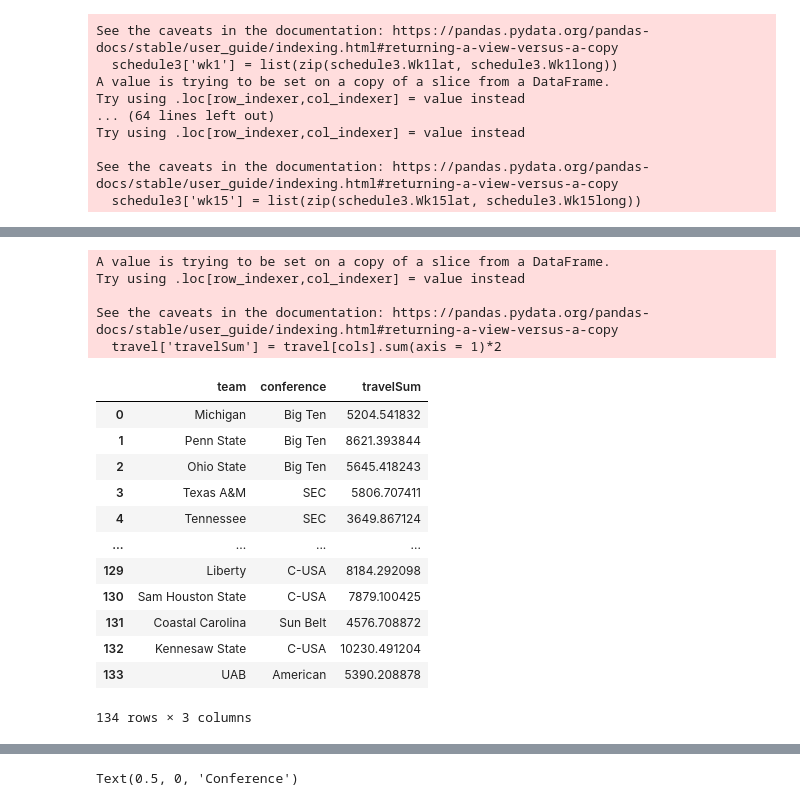
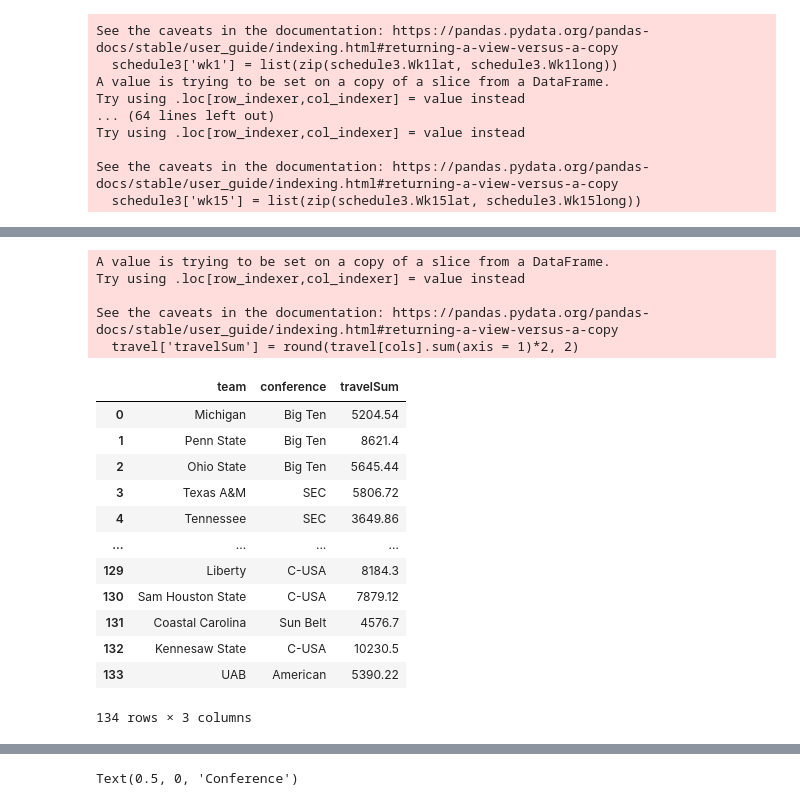
Before and after one commit to kchonko74/NCAAMileageTracker, a Jupyter notebook: NCAA Mileage Tracker.ipynb, the cells around one changed output, grey strips where cells are left out. Saved outputs shown, nothing was run; the diff lists cells and outputs as text; code cells hidden in the pictures.

```diff
--- a/NCAA Mileage Tracker.ipynb
+++ b/NCAA Mileage Tracker.ipynb
@@ -186,20 +186,20 @@ schedule3['wk15travel'] = ''
 
 #Find the distances traveled by each team every week
 for i in range(0, len(schedule3)):
-    schedule3.wk0travel.iloc[i] = (dist(schedule3.iloc[i]['coords'], schedule3.iloc[i]['wk0']).mi)
-    schedule3.wk1travel.iloc[i] = (dist(schedule3.iloc[i]['coords'], schedule3.iloc[i]['wk1']).mi)
-    schedule3.wk2travel.iloc[i] = (dist(schedule3.iloc[i]['coords'], schedule3.iloc[i]['wk2']).mi)
-    schedule3.wk3travel.iloc[i] = (dist(schedule3.iloc[i]['coords'], schedule3.iloc[i]['wk3']).mi)
-    schedule3.wk4travel.iloc[i] = (dist(schedule3.iloc[i]['coords'], schedule3.iloc[i]['wk4']).mi)
-    schedule3.wk5travel.iloc[i] = (dist(schedule3.iloc[i]['coords'], schedule3.iloc[i]['wk5']).mi)
-    schedule3.wk6travel.iloc[i] = (dist(schedule3.iloc[i]['coords'], schedule3.iloc[i]['wk6']).mi)
-    schedule3.wk7travel.iloc[i] = (dist(schedule3.iloc[i]['coords'], schedule3.iloc[i]['wk7']).mi)
-    schedule3.wk8travel.iloc[i] = (dist(schedule3.iloc[i]['coords'], schedule3.iloc[i]['wk8']).mi)
-    schedule3.wk9travel.iloc[i] = (dist(schedule3.iloc[i]['coords'], schedule3.iloc[i]['wk9']).mi)
-    schedule3.wk10travel.iloc[i] = (dist(schedule3.iloc[i]['coords'], schedule3.iloc[i]['wk10']).mi)
-    schedule3.wk11travel.iloc[i] = (dist(schedule3.iloc[i]['coords'], schedule3.iloc[i]['wk11']).mi)
-    schedule3.wk12travel.iloc[i] = (dist(schedule3.iloc[i]['coords'], schedule3.iloc[i]['wk12']).mi)
-    schedule3.wk13travel.iloc[i] = (dist(schedule3.iloc[i]['coords'], schedule3.iloc[i]['wk13']).mi)
-    schedule3.wk14travel.iloc[i] = (dist(schedule3.iloc[i]['coords'], schedule3.iloc[i]['wk14']).mi)
-    schedule3.wk15travel.iloc[i] = (dist(schedule3.iloc[i]['coords'], schedule3.iloc[i]['wk15']).mi)
+    schedule3.wk0travel.iloc[i] = round((dist(schedule3.iloc[i]['coords'], schedule3.iloc[i]['wk0']).mi),2)
+    schedule3.wk1travel.iloc[i] = round((dist(schedule3.iloc[i]['coords'], schedule3.iloc[i]['wk1']).mi),2)
+    schedule3.wk2travel.iloc[i] = round((dist(schedule3.iloc[i]['coords'], schedule3.iloc[i]['wk2']).mi),2)
+    schedule3.wk3travel.iloc[i] = round((dist(schedule3.iloc[i]['coords'], schedule3.iloc[i]['wk3']).mi),2)
+    schedule3.wk4travel.iloc[i] = round((dist(schedule3.iloc[i]['coords'], schedule3.iloc[i]['wk4']).mi),2)
+    schedule3.wk5travel.iloc[i] = round((dist(schedule3.iloc[i]['coords'], schedule3.iloc[i]['wk5']).mi),2)
+    schedule3.wk6travel.iloc[i] = round((dist(schedule3.iloc[i]['coords'], schedule3.iloc[i]['wk6']).mi),2)
+    schedule3.wk7travel.iloc[i] = round((dist(schedule3.iloc[i]['coords'], schedule3.iloc[i]['wk7']).mi),2)
+    schedule3.wk8travel.iloc[i] = round((dist(schedule3.iloc[i]['coords'], schedule3.iloc[i]['wk8']).mi),2)
+    schedule3.wk9travel.iloc[i] = round((dist(schedule3.iloc[i]['coords'], schedule3.iloc[i]['wk9']).mi),2)
+    schedule3.wk10travel.iloc[i] = round((dist(schedule3.iloc[i]['coords'], schedule3.iloc[i]['wk10']).mi),2)
+    schedule3.wk11travel.iloc[i] = round((dist(schedule3.iloc[i]['coords'], schedule3.iloc[i]['wk11']).mi),2)
+    schedule3.wk12travel.iloc[i] = round((dist(schedule3.iloc[i]['coords'], schedule3.iloc[i]['wk12']).mi),2)
+    schedule3.wk13travel.iloc[i] = round((dist(schedule3.iloc[i]['coords'], schedule3.iloc[i]['wk13']).mi),2)
+    schedule3.wk14travel.iloc[i] = round((dist(schedule3.iloc[i]['coords'], schedule3.iloc[i]['wk14']).mi),2)
+    schedule3.wk15travel.iloc[i] = round((dist(schedule3.iloc[i]['coords'], schedule3.iloc[i]['wk15']).mi),2)
 # %% [output]
@@ -215,26 +223,26 @@ ServerApp.rate_limit_window=3.0 (secs)
 # %%
 #Create dataframe with team, conference, and sum of total travel *2 (to account for round trip distance))
 travel = schedule3.iloc[:, [0,1,19,20,21,22,23,24,25,26,27,28,29,30,31,32,33,34]]
 cols = ['wk0travel','wk1travel','wk2travel','wk3travel','wk4travel','wk5travel','wk6travel','wk7travel','wk8travel','wk9travel','wk10travel','wk11travel','wk12travel','wk13travel','wk14travel','wk15travel']
-travel['travelSum'] = travel[cols].sum(axis = 1)*2
+travel['travelSum'] = round(travel[cols].sum(axis = 1)*2, 2)
 travel = travel[['team','conference','travelSum']]
 travel
 # %% [output]
 A value is trying to be set on a copy of a slice from a DataFrame.
 Try using .loc[row_indexer,col_indexer] = value instead
 
 See the caveats in the documentation: https://pandas.pydata.org/pandas-docs/stable/user_guide/indexing.html#returning-a-view-versus-a-copy
-  travel['travelSum'] = travel[cols].sum(axis = 1)*2
+  travel['travelSum'] = round(travel[cols].sum(axis = 1)*2, 2)
 |  | team | conference | travelSum |
-| 0 | Michigan | Big Ten | 5204.541832 |
-| 1 | Penn State | Big Ten | 8621.393844 |
-| 2 | Ohio State | Big Ten | 5645.418243 |
-| 3 | Texas A&M | SEC | 5806.707411 |
-| 4 | Tennessee | SEC | 3649.867124 |
+| 0 | Michigan | Big Ten | 5204.54 |
+| 1 | Penn State | Big Ten | 8621.4 |
+| 2 | Ohio State | Big Ten | 5645.44 |
+| 3 | Texas A&M | SEC | 5806.72 |
+| 4 | Tennessee | SEC | 3649.86 |
 | ... | ... | ... | ... |
-| 129 | Liberty | C-USA | 8184.292098 |
-| 130 | Sam Houston State | C-USA | 7879.100425 |
-| 131 | Coastal Carolina | Sun Belt | 4576.708872 |
-| 132 | Kennesaw State | C-USA | 10230.491204 |
-| 133 | UAB | American | 5390.208878 |
+| 129 | Liberty | C-USA | 8184.3 |
+| 130 | Sam Houston State | C-USA | 7879.12 |
+| 131 | Coastal Carolina | Sun Belt | 4576.7 |
+| 132 | Kennesaw State | C-USA | 10230.5 |
+| 133 | UAB | American | 5390.22 |
 134 rows × 3 columns
```
Also changed, not shown: parts of 5 cells of this notebook.
